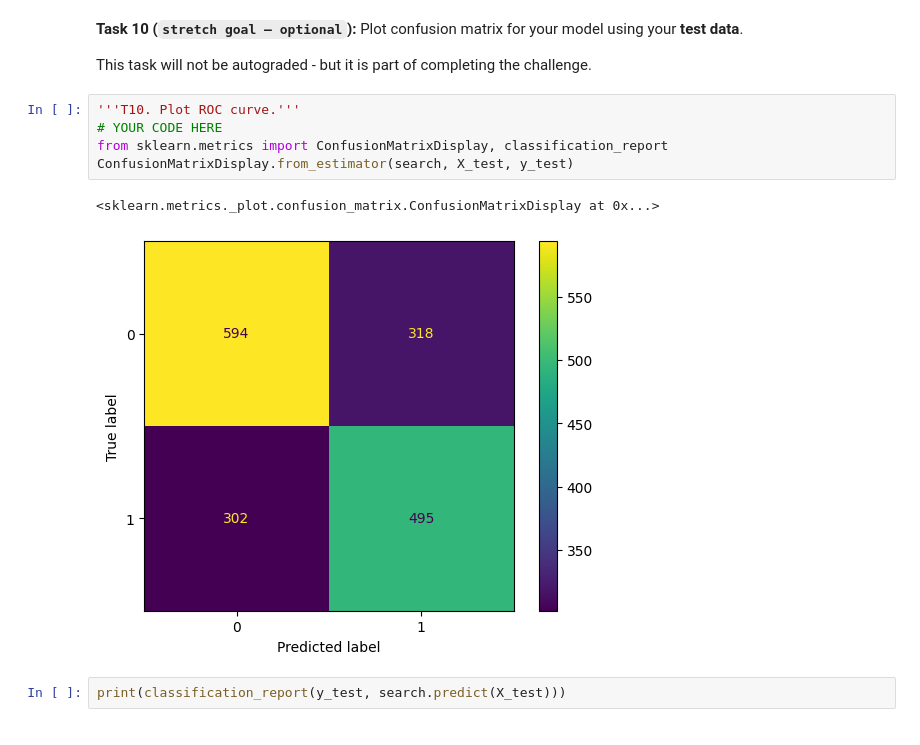
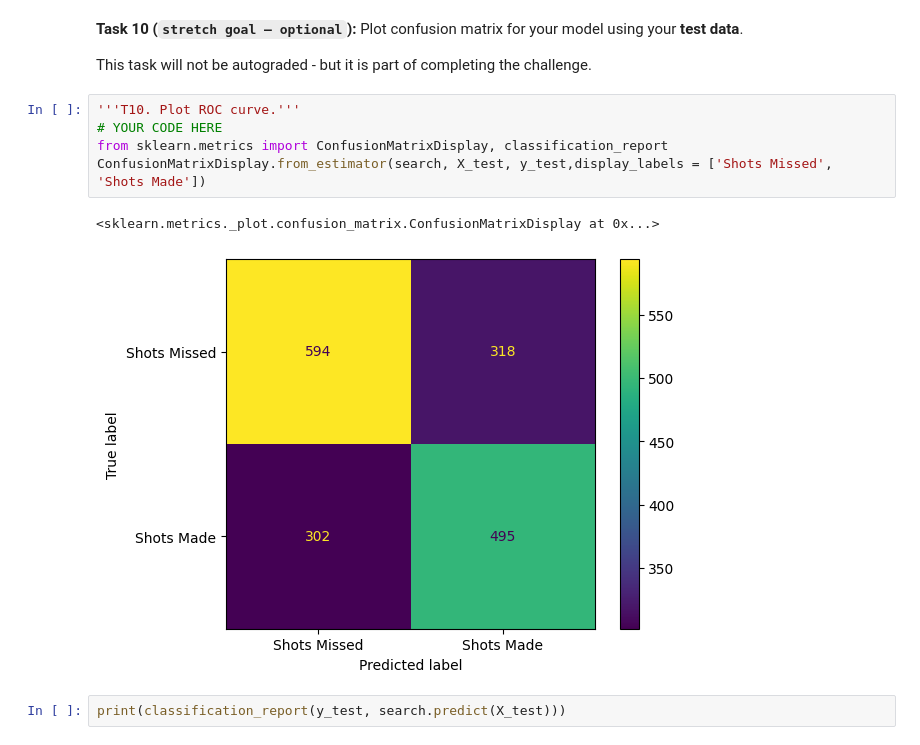
Before and after one commit to sikoh/DS-Tree-Based-Models, a Jupyter notebook: Sprint-Challenge/DS_SprintChallenge_TreeBasedModels.ipynb, the cells around one changed output. Drawn from its saved outputs; the diff is of its cells as text.

Commit message:
adding labels

```diff
--- a/Sprint-Challenge/DS_SprintChallenge_TreeBasedModels.ipynb
+++ b/Sprint-Challenge/DS_SprintChallenge_TreeBasedModels.ipynb
@@ -405,11 +403,11 @@ This task will not be autograded - but it is part of completing the challenge.
 # %%
 '''T10. Plot ROC curve.'''
 # YOUR CODE HERE
 from sklearn.metrics import ConfusionMatrixDisplay, classification_report
-ConfusionMatrixDisplay.from_estimator(search, X_test, y_test)
+ConfusionMatrixDisplay.from_estimator(search, X_test, y_test,display_labels = ['Shots Missed', 'Shots Made'])
 # %% [output]
 <sklearn.metrics._plot.confusion_matrix.ConfusionMatrixDisplay at 0x...>
-[figure, old version]
+[figure, new version]
 # %%
 print(classification_report(y_test, search.predict(X_test)))
 # %% [output]
```
Also changed, not shown: parts of 1 cell of this notebook.
